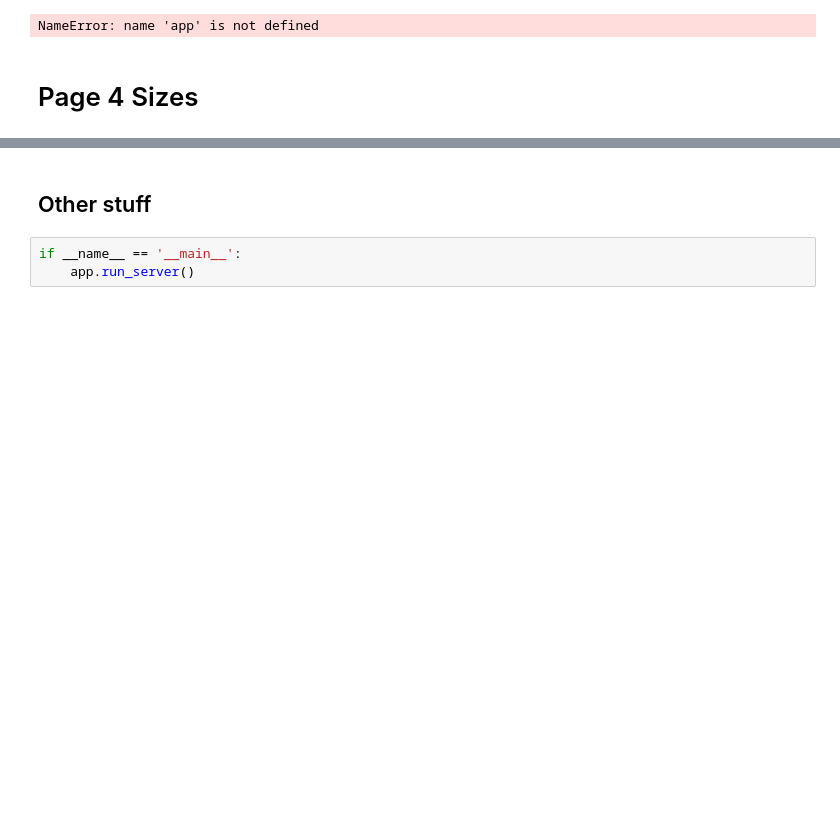
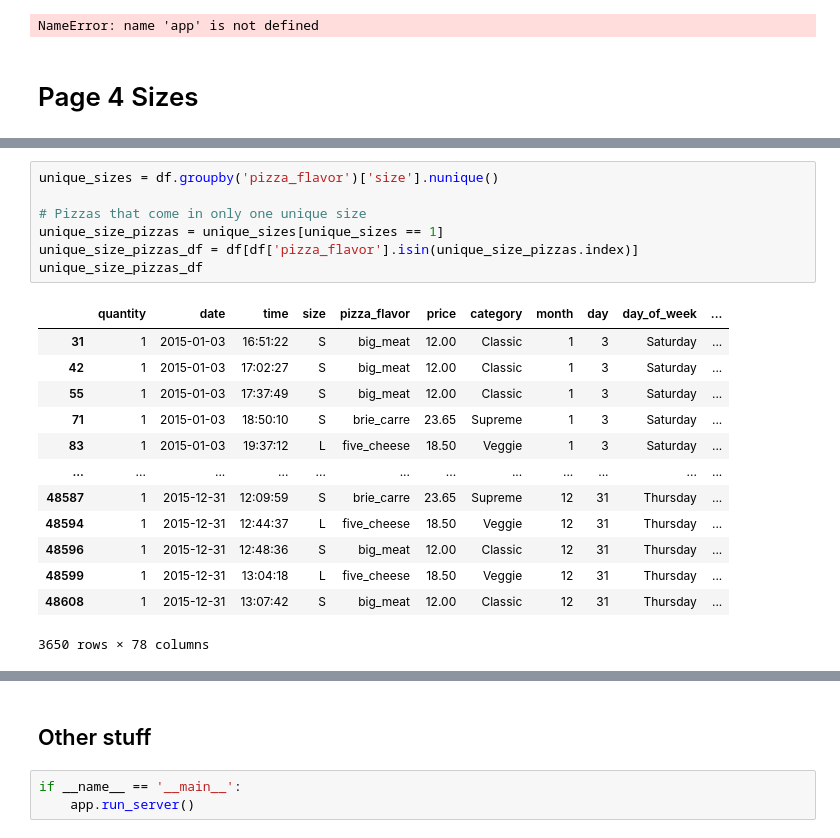
Before and after one commit to CCNY-Analytics-and-Quant/DA-Business-Analytics-2023, a Jupyter notebook: Data_analysis_server.ipynb, the cells around one changed output, grey strips where cells are left out. Drawn from its saved outputs; the diff is of its cells as text; blank space fills up the shorter version.

```diff
--- a/Data_analysis_server.ipynb
+++ b/Data_analysis_server.ipynb
@@ -487,0 +503,21 @@ def update_bar_chart():
+# %%
+unique_sizes = df.groupby('pizza_flavor')['size'].nunique()
+
+# Pizzas that come in only one unique size
+unique_size_pizzas = unique_sizes[unique_sizes == 1]
+unique_size_pizzas_df = df[df['pizza_flavor'].isin(unique_size_pizzas.index)]
+unique_size_pizzas_df
+# %% [output]
+|  | quantity | date | time | size | pizza_flavor | price | category | month | day | day_of_week | ... |
+| 31 | 1 | 2015-01-03 | 16:51:22 | S | big_meat | 12.00 | Classic | 1 | 3 | Saturday | ... |
+| 42 | 1 | 2015-01-03 | 17:02:27 | S | big_meat | 12.00 | Classic | 1 | 3 | Saturday | ... |
+| 55 | 1 | 2015-01-03 | 17:37:49 | S | big_meat | 12.00 | Classic | 1 | 3 | Saturday | ... |
+| 71 | 1 | 2015-01-03 | 18:50:10 | S | brie_carre | 23.65 | Supreme | 1 | 3 | Saturday | ... |
+| 83 | 1 | 2015-01-03 | 19:37:12 | L | five_cheese | 18.50 | Veggie | 1 | 3 | Saturday | ... |
+| ... | ... | ... | ... | ... | ... | ... | ... | ... | ... | ... | ... |
+| 48587 | 1 | 2015-12-31 | 12:09:59 | S | brie_carre | 23.65 | Supreme | 12 | 31 | Thursday | ... |
+| 48594 | 1 | 2015-12-31 | 12:44:37 | L | five_cheese | 18.50 | Veggie | 12 | 31 | Thursday | ... |
+| 48596 | 1 | 2015-12-31 | 12:48:36 | S | big_meat | 12.00 | Classic | 12 | 31 | Thursday | ... |
+| 48599 | 1 | 2015-12-31 | 13:04:18 | L | five_cheese | 18.50 | Veggie | 12 | 31 | Thursday | ... |
+| 48608 | 1 | 2015-12-31 | 13:07:42 | S | big_meat | 12.00 | Classic | 12 | 31 | Thursday | ... |
+3650 rows × 78 columns
```
Also changed, not shown: parts of 5 cells of this notebook, 1 other file.
